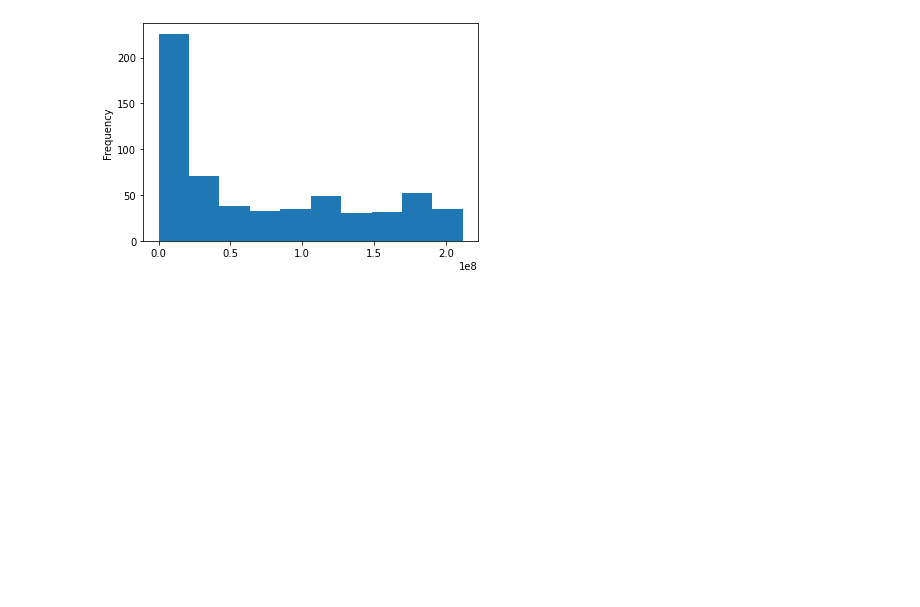
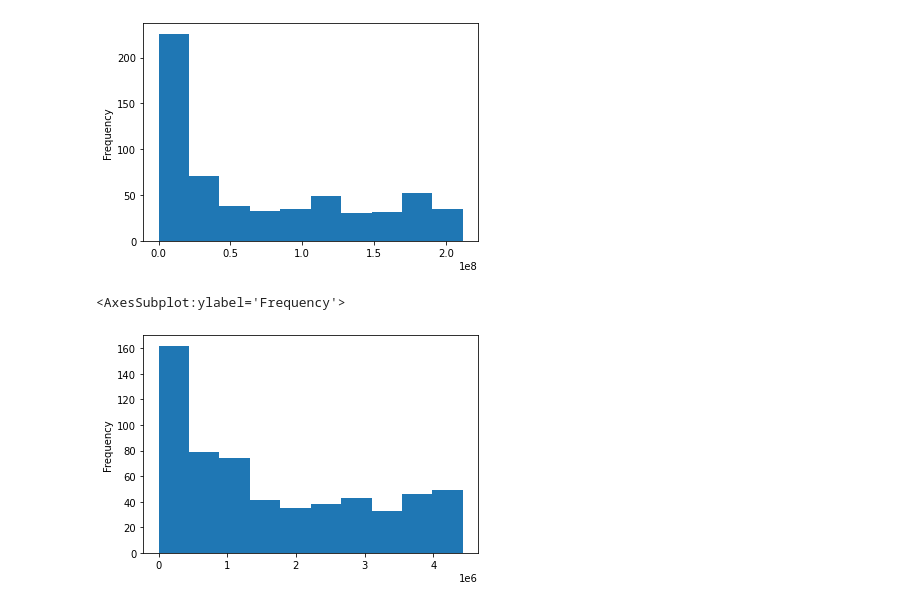
Before and after one commit to snkty8/Test_COVID_Project, a Jupyter notebook: Visuals.ipynb, the cells around one changed output. Cells and saved outputs as stored; diff of their text form; code cells hidden in the pictures; blank space fills up the shorter version.

```diff
--- a/Visuals.ipynb
+++ b/Visuals.ipynb
@@ -28,3 +28,8 @@ total_cases.plot(kind="hist")
 # %% [output]
 <AxesSubplot:ylabel='Frequency'>
 [figure]
+# %%
+total_deaths.plot(kind="hist")
+# %% [output]
+<AxesSubplot:ylabel='Frequency'>
+[figure, added]
```
Also changed, not shown: parts of 4 cells of this notebook.
